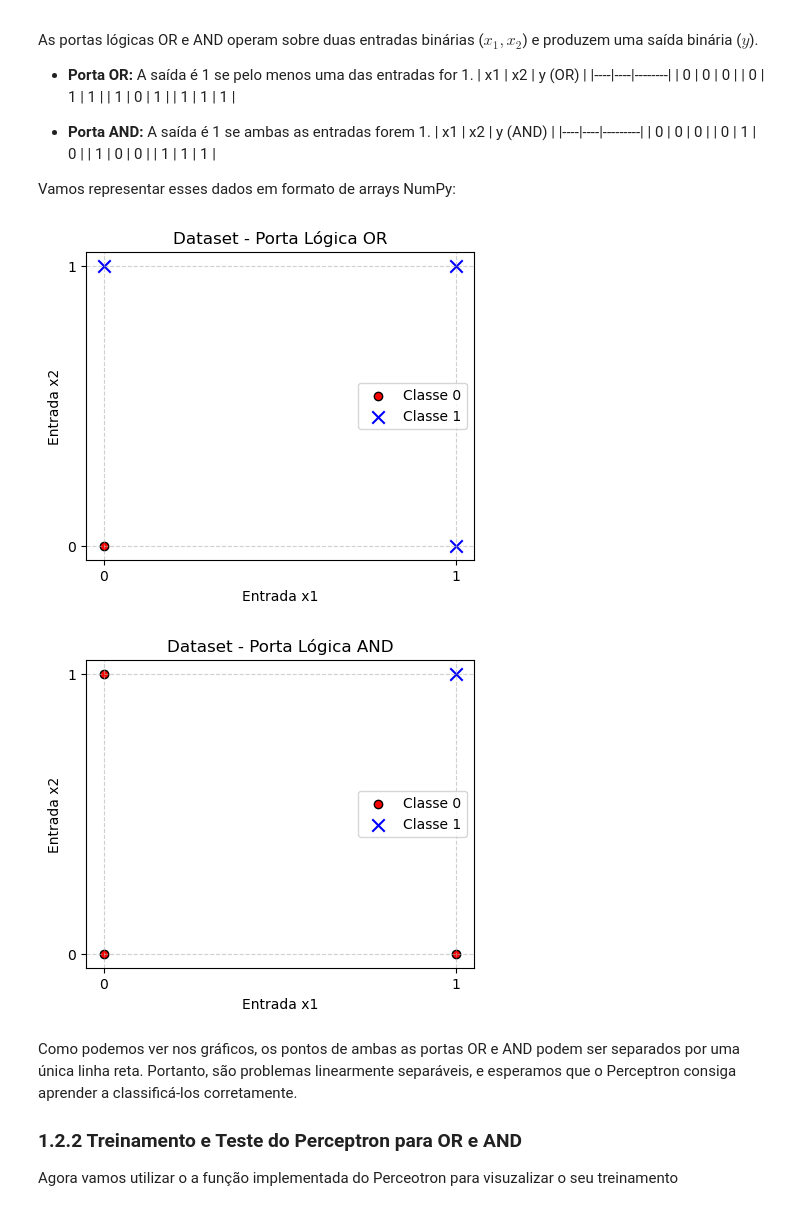
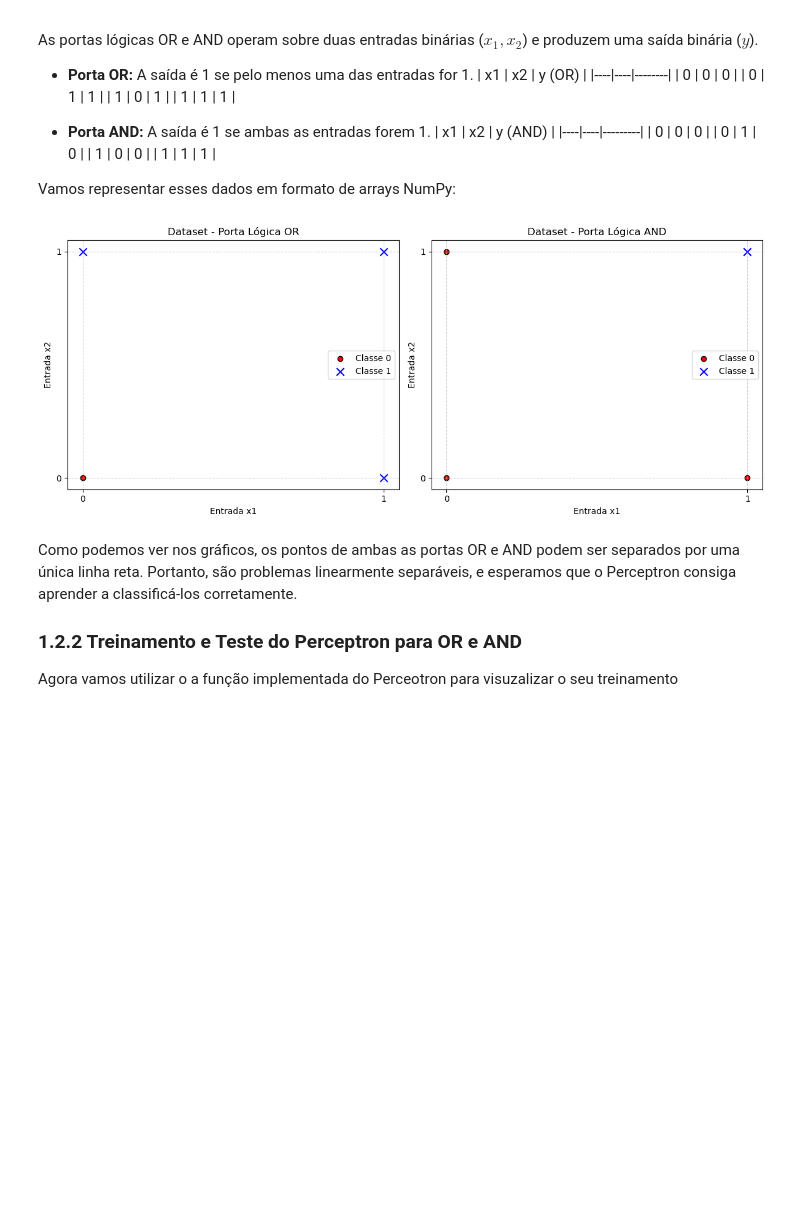
Before and after one commit to jgbmarques/G_JOAO_GABRIEL_BARROS_MARQUES_PERCEPTON, a Jupyter notebook: Codigo/perceptron.ipynb, the cells around one changed output. Drawn from its saved outputs; the diff is of its cells as text; code cells hidden in the pictures; blank space fills up the shorter version.

```diff
--- a/Codigo/perceptron.ipynb
+++ b/Codigo/perceptron.ipynb
@@ -400,35 +425,48 @@ As portas lógicas OR e AND operam sobre duas entradas binárias ($x_1, x_2$) e
 Vamos representar esses dados em formato de arrays NumPy:
 # %%
 # Dataset OR
-X_or = np.array([[0, 0], [0, 1], [1, 0], [1, 1]])
-y_or = np.array([0, 1, 1, 1])
+X_or = np.array([[0, 0], [0, 1], [1, 0], [1, 1]], dtype=float)
+y_or = np.array([0, 1, 1, 1], dtype=float)
 
 # Dataset AND
-X_and = np.array([[0, 0], [0, 1], [1, 0], [1, 1]])
-y_and = np.array([0, 0, 0, 1])
+X_and = np.array([[0, 0], [0, 1], [1, 0], [1, 1]], dtype=float)
+y_and = np.array([0, 0, 0, 1], dtype=float)
 
-# Plot inicial dos datasets para visualização
-def plot_dataset(X, y, title):
-    plt.figure(figsize=(5, 4))
-    # Separa os pontos pela classe para cores diferentes
-    X_class0 = X[y == 0]
-    X_class1 = X[y == 1]
-    plt.scatter(X_class0[:, 0], X_class0[:, 1], color='red', marker='o', label='Classe 0', edgecolors='k')
-    plt.scatter(X_class1[:, 0], X_class1[:, 1], color='blue', marker='x', label='Classe 1', s=80) # s=80 para marcar melhor
-    plt.xlabel('Entrada x1')
-    plt.ylabel('Entrada x2')
-    plt.title(f'Dataset - Porta Lógica {title}')
-    plt.xticks([0, 1])
-    plt.yticks([0, 1])
-    plt.grid(True, linestyle='--', alpha=0.6)
-    plt.legend()
-    plt.show()
+# Plot dos dois datasets lado a lado
+plt.figure(figsize=(12, 5))
 
-plot_dataset(X_or, y_or, "OR")
-plot_dataset(X_and, y_and, "AND")
+# Subplot 1 - OR
+plt.subplot(1, 2, 1)
+X_or_0 = X_or[y_or == 0]
+X_or_1 = X_or[y_or == 1]
+plt.scatter(X_or_0[:, 0], X_or_0[:, 1], color='red', marker='o', label='Classe 0', edgecolors='k')
+plt.scatter(X_or_1[:, 0], X_or_1[:, 1], color='blue', marker='x', label='Classe 1', s=80)
+plt.xlabel('Entrada x1')
+plt.ylabel('Entrada x2')
+plt.title('Dataset - Porta Lógica OR')
+plt.xticks([0, 1])
+plt.yticks([0, 1])
+plt.grid(True, linestyle='--', alpha=0.6)
+plt.legend()
+
+# Subplot 2 - AND
+plt.subplot(1, 2, 2)
+X_and_0 = X_and[y_and == 0]
+X_and_1 = X_and[y_and == 1]
+plt.scatter(X_and_0[:, 0], X_and_0[:, 1], color='red', marker='o', label='Classe 0', edgecolors='k')
+plt.scatter(X_and_1[:, 0], X_and_1[:, 1], color='blue', marker='x', label='Classe 1', s=80)
+plt.xlabel('Entrada x1')
+plt.ylabel('Entrada x2')
+plt.title('Dataset - Porta Lógica AND')
+plt.xticks([0, 1])
+plt.yticks([0, 1])
+plt.grid(True, linestyle='--', alpha=0.6)
+plt.legend()
+
+plt.tight_layout()
+plt.show()
 # %% [output]
-[figure, old version]
+[figure, new version]
-[figure, removed]
 # %% [markdown]
 Como podemos ver nos gráficos, os pontos de ambas as portas OR e AND podem ser separados por uma única linha reta. Portanto, são problemas linearmente separáveis, e esperamos que o Perceptron consiga aprender a classificá-los corretamente.
 
```
Also changed, not shown: parts of 6 cells of this notebook.
